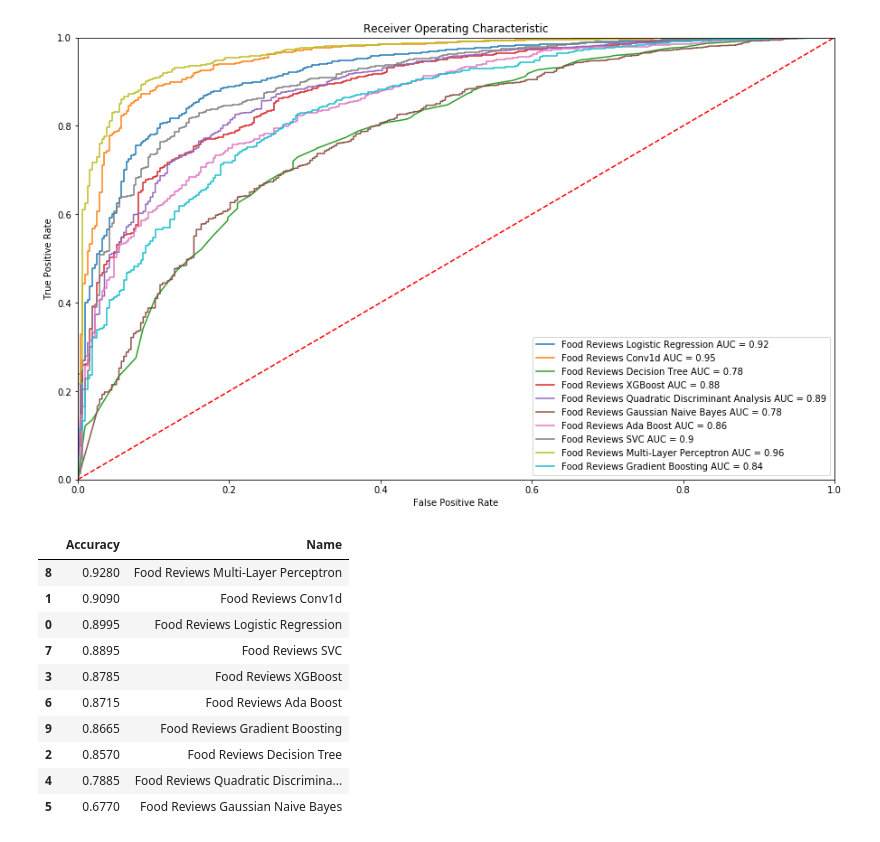
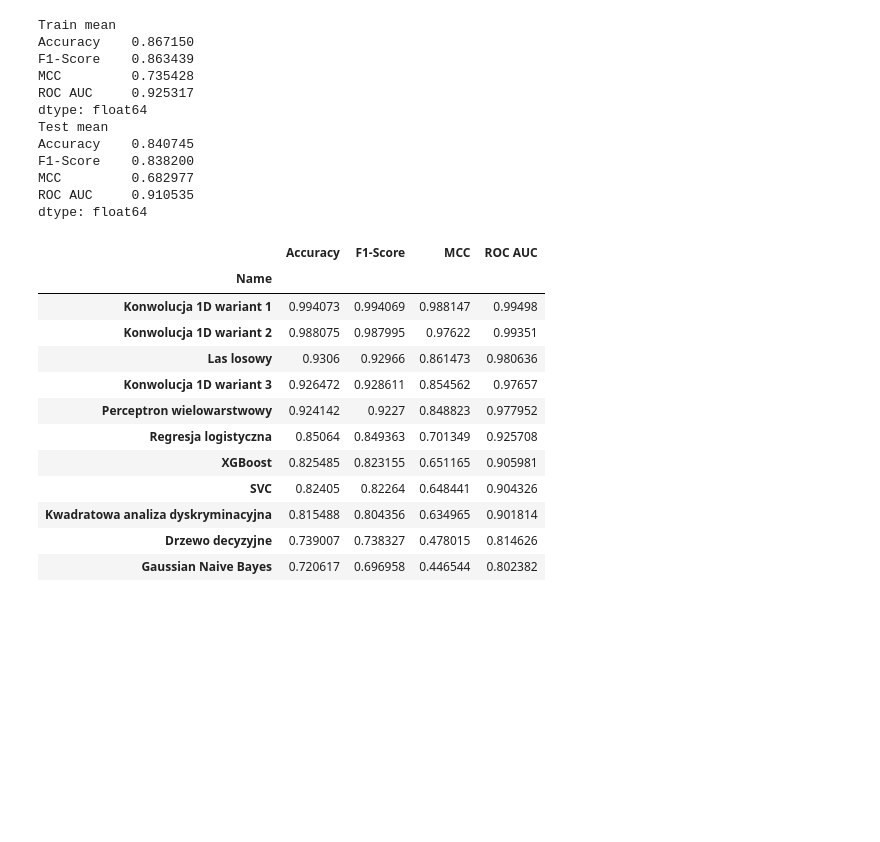
Before and after one commit to Valian/nlp-sentiment-analysis, a Jupyter notebook: src/results_comparision.ipynb, the cells around one changed output. Saved outputs shown, nothing was run; the diff lists cells and outputs as text; code cells hidden in the pictures; blank space fills up the shorter version.

```diff
--- a/src/results_comparision.ipynb
+++ b/src/results_comparision.ipynb
@@ -17,3 +8,32 @@ food_models = [m for m in configuration.values() if m['metadata']['Dataset'] ==
+# %%
+store = Store(None, '../dist/store.json')
+store.load()
+
+import json
+
+names_translations = {
+  "Conv1d v2": "Konwolucja 1D wariant 2",
+  "Decision Tree": "Drzewo decyzyjne",
+  "Gaussian Naive Bayes": "Gaussian Naive Bayes",
+  "Multi-Layer Perceptron": "Perceptron wielowarstwowy",
+  "SVC": "SVC",
+  "Quadratic Discriminant Analysis": "Kwadratowa analiza dyskryminacyjna",
+  "Logistic Regression": "Regresja logistyczna",
+  "Conv1d Deep": "Konwolucja 1D wariant 3",
+  "Conv1d": "Konwolucja 1D wariant 1",
+  "XGBoost": "XGBoost",
+  "Random Forest": "Las losowy",
+}
+
+def rename(model):
+    for source, target in sorted(names_translations.items(), reverse=True):
+        model['name'] = model['name'].replace(source, target)
+    return model
+
+configuration = store.configuration
+models = [rename(m) for m in configuration.values() if 'Ada Boost' not in m['name'] and 'Gradient Boosting' not in m['name']]
+imdb_models = [m for m in models if m['metadata'].get('Dataset') == 'Internet Movie Database']
+food_models = [m for m in models if m['metadata'].get('Dataset') == 'Amazon Fine Food Reviews']
 # %%
 import matplotlib.pyplot as plt
 import pandas as pd
@@ -64,16 +147,30 @@ show_accuracy_summary(imdb_models)
 # %%
-plot_roc_curve(food_models)
+# plot_roc_curve(food_models, 'train')
+# plot_roc_curve(food_models, 'test')
 show_accuracy_summary(food_models)
 # %% [output]
-[figure, removed]
+Train mean
+Accuracy    0.867150
+F1-Score    0.863439
+MCC         0.735428
+ROC AUC     0.925317
+dtype: float64
+Test mean
+Accuracy    0.840745
+F1-Score    0.838200
+MCC         0.682977
+ROC AUC     0.910535
+dtype: float64
-|  | Accuracy | Name |
-| 8 | 0.9280 | Food Reviews Multi-Layer Perceptron |
-| 1 | 0.9090 | Food Reviews Conv1d |
-| 0 | 0.8995 | Food Reviews Logistic Regression |
-| 7 | 0.8895 | Food Reviews SVC |
-| 3 | 0.8785 | Food Reviews XGBoost |
-| 6 | 0.8715 | Food Reviews Ada Boost |
-| 9 | 0.8665 | Food Reviews Gradient Boosting |
-| 2 | 0.8570 | Food Reviews Decision Tree |
-| 4 | 0.7885 | Food Reviews Quadratic Discrimina... |
-| 5 | 0.6770 | Food Reviews Gaussian Naive Bayes |
+|  | Accuracy | F1-Score | MCC | ROC AUC |
+| Name |  |  |  |  |
+| Konwolucja 1D wariant 1 | 0.994073 | 0.994069 | 0.988147 | 0.99498 |
+| Konwolucja 1D wariant 2 | 0.988075 | 0.987995 | 0.97622 | 0.99351 |
+| Las losowy | 0.9306 | 0.92966 | 0.861473 | 0.980636 |
+| Konwolucja 1D wariant 3 | 0.926472 | 0.928611 | 0.854562 | 0.97657 |
+| Perceptron wielowarstwowy | 0.924142 | 0.9227 | 0.848823 | 0.977952 |
+| Regresja logistyczna | 0.85064 | 0.849363 | 0.701349 | 0.925708 |
+| XGBoost | 0.825485 | 0.823155 | 0.651165 | 0.905981 |
+| SVC | 0.82405 | 0.82264 | 0.648441 | 0.904326 |
+| Kwadratowa analiza dyskryminacyjna | 0.815488 | 0.804356 | 0.634965 | 0.901814 |
+| Drzewo decyzyjne | 0.739007 | 0.738327 | 0.478015 | 0.814626 |
+| Gaussian Naive Bayes | 0.720617 | 0.696958 | 0.446544 | 0.802382 |
```
Also changed, not shown: parts of 5 cells of this notebook, 10 other files.
